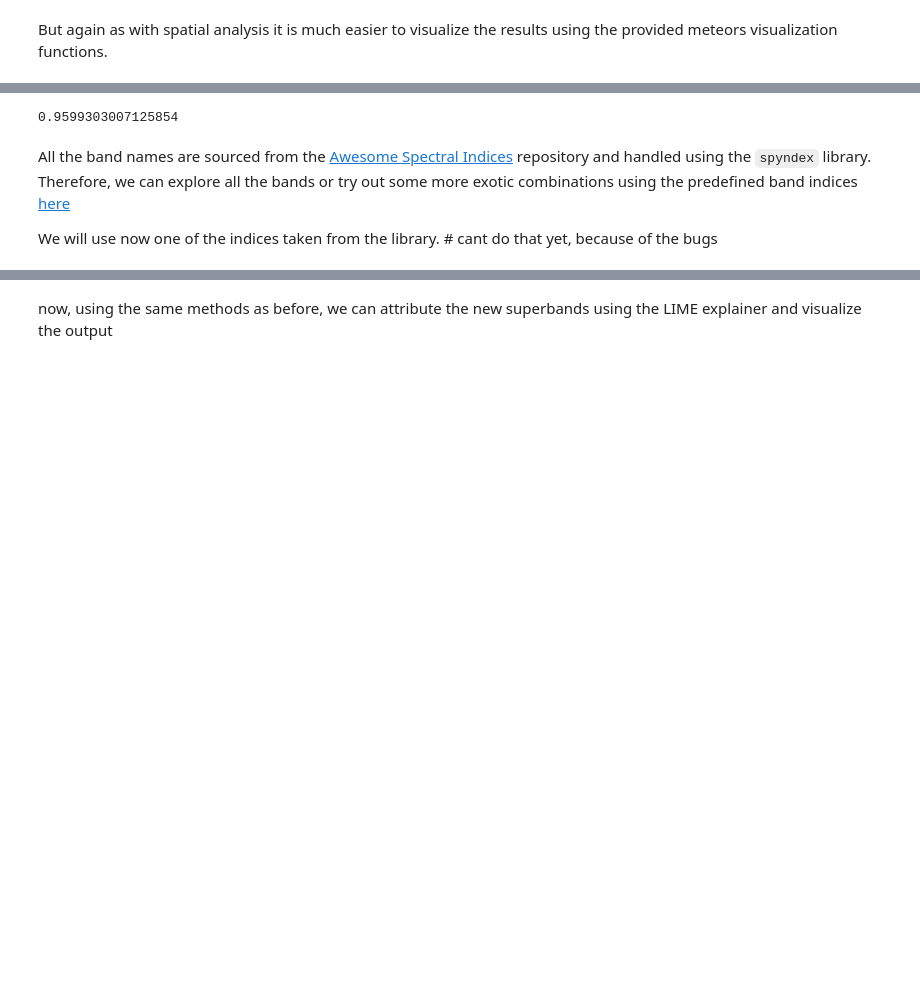
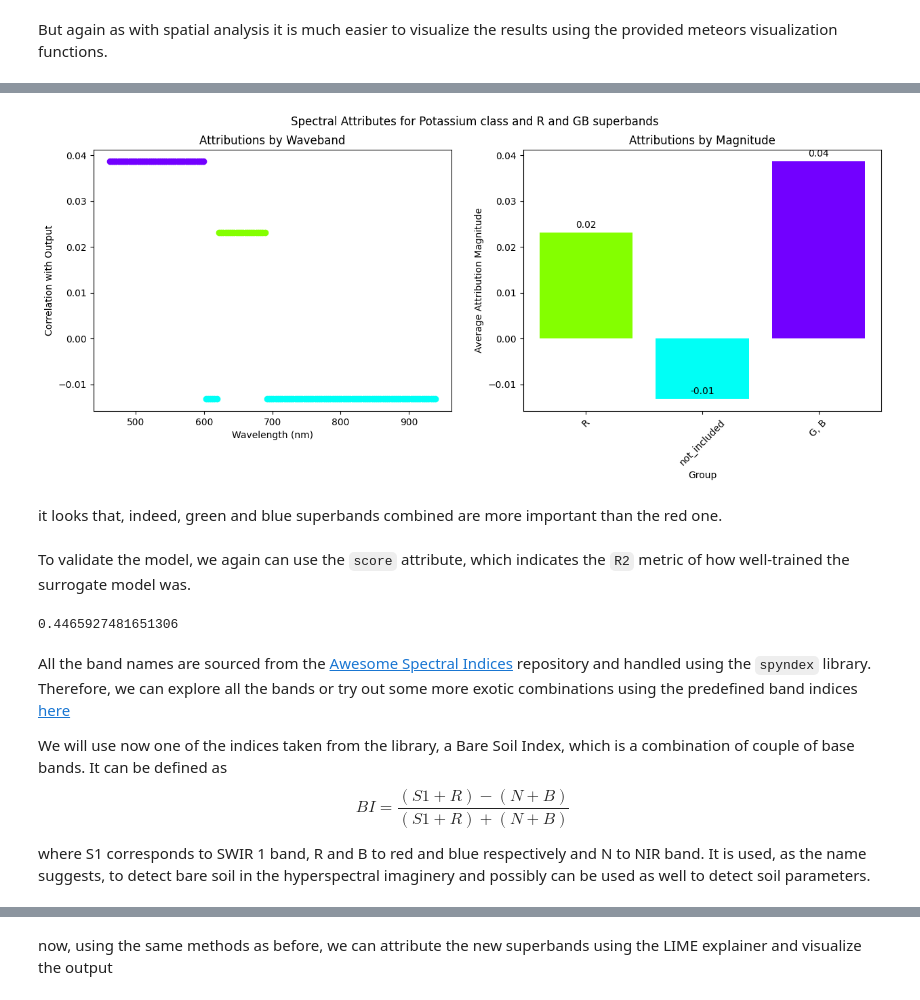
Before and after one commit to xai4space/meteors, a Jupyter notebook: examples/lime/lime.ipynb, the cells around one changed output, grey strips where cells are left out. Saved outputs shown, nothing was run; the diff lists cells and outputs as text; code cells hidden in the pictures; blank space fills up the shorter version.

```diff
--- a/examples/lime/lime.ipynb
+++ b/examples/lime/lime.ipynb
@@ -713,0 +715,2 @@ To validate the model, we have the `score` attribute, which indicates the `R2` m
+# %%
+band_mask, band_names = lime.get_band_mask(hsi_0, ["R", ["G", "B"]])
@@ -713,0 +725,8 @@ To validate the model, we have the `score` attribute, which indicates the `R2` m
+# %%
+spectral_attributes = lime.get_spectral_attributes(
+    hsi_0,  # HSI data
+    band_mask=band_mask,  # Band mask
+    target=1,  # class analyzed - K - potassium
+    band_names=band_names,  # Band names
+    n_samples=10,  # Number of perturbation, the more the better explainer is trained but the analsys is slower
+)
@@ -714,9 +736,24 @@ To validate the model, we have the `score` attribute, which indicates the `R2` m
+# %%
+fig, ax = mt.visualize.visualize_spectral_attributes(spectral_attributes, show_not_included=True)
+fig.suptitle("Spectral Attributes for Potassium class and R and GB superbands")
+plt.show()
+# %% [output]
+[figure, added]
+# %% [markdown]
+it looks that, indeed, green and blue superbands combined are more important than the red one.
+# %% [markdown]
+To validate the model, we again can use the `score` attribute, which indicates the `R2` metric of how well-trained the surrogate model was.
 # %%
 spectral_attributes.score
 # %% [output]
-0.9599303007125854
+0.4465927481651306
 # %% [markdown]
 All the band names are sourced from the [Awesome Spectral Indices](https://github.com/awesome-spectral-indices/awesome-spectral-indices?tab=readme-ov-file#expressions) repository and handled using the `spyndex` library. Therefore, we can explore all the bands or try out some more exotic combinations using the predefined band indices [here](https://github.com/awesome-spectral-indices/awesome-spectral-indices?tab=readme-ov-file#spectral-indices-by-application-domain)
 
-We will use now one of the indices taken from the library. # cant do that yet, because of the bugs
+We will use now one of the indices taken from the library, a Bare Soil Index, which is a combination of couple of base bands. It can be defined as
+$$
+BI = \frac{(S1 + R) - (N + B)}{(S1 + R) + (N + B)}
+$$
+
+where S1 corresponds to SWIR 1 band, R and B to red and blue respectively and N to NIR band. It is used, as the name suggests, to detect bare soil in the hyperspectral imaginery and possibly can be used as well to detect soil parameters.
 # %%
```
Also changed, not shown: parts of 46 cells of this notebook.
